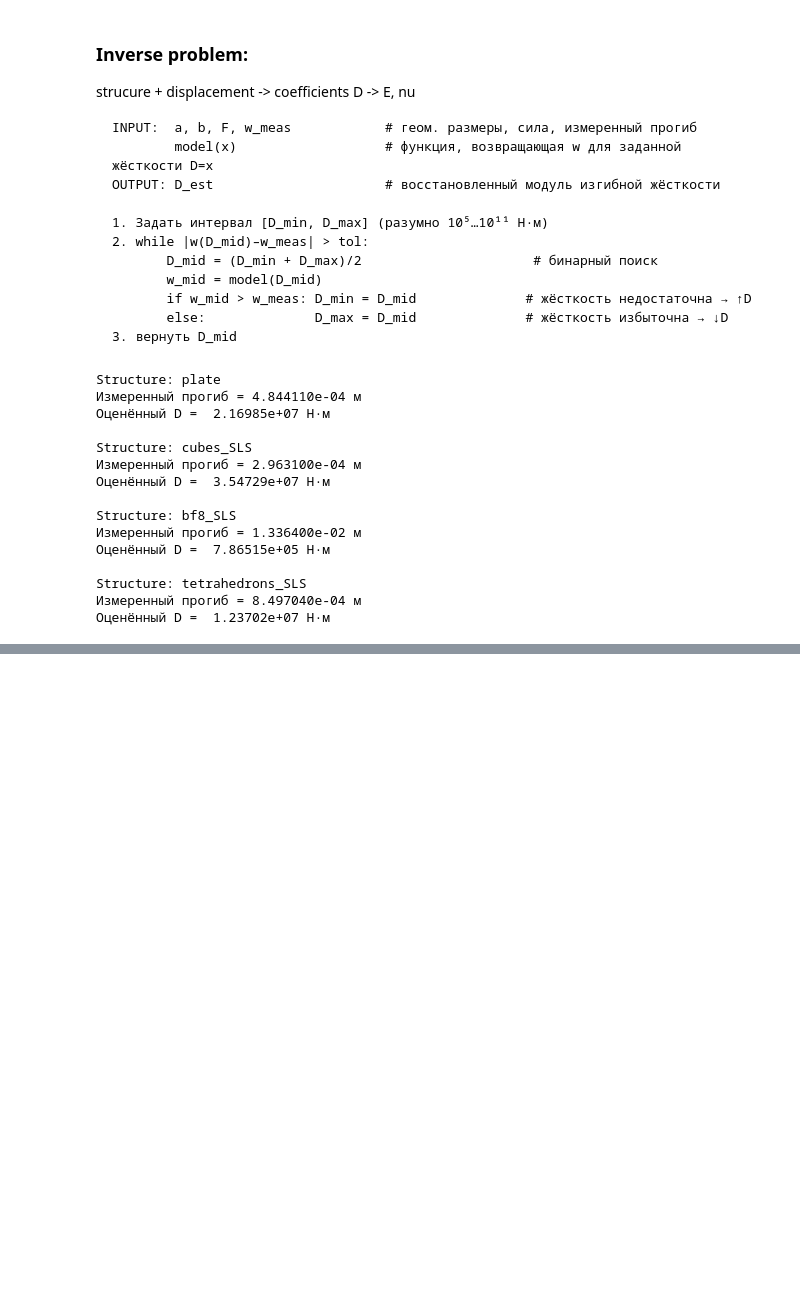
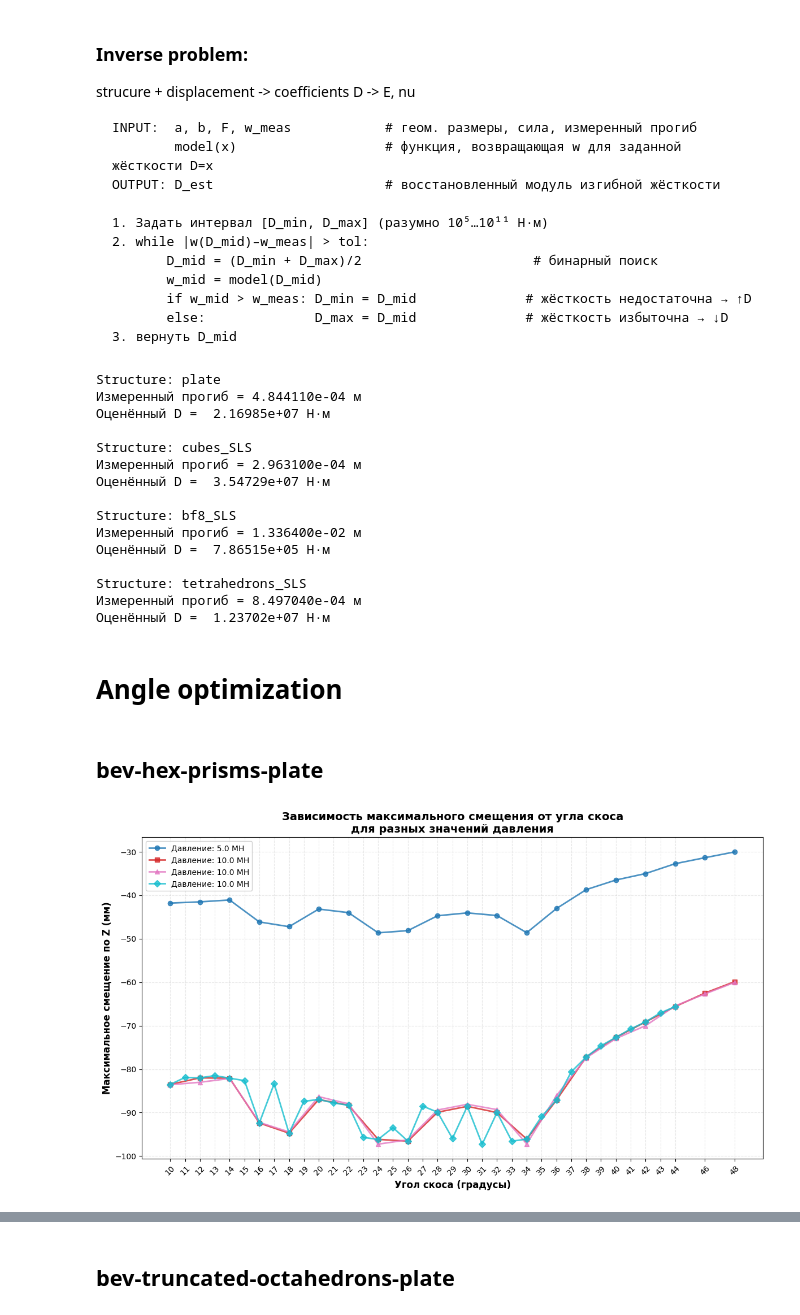
Before and after one commit to FalconD23/sls-models, a Jupyter notebook: femtest/notebooks/dashboard.ipynb, the cells around one changed output, grey strips where cells are left out. Saved outputs shown, nothing was run; the diff lists cells and outputs as text; code cells hidden in the pictures; blank space fills up the shorter version.

Commit message:
Add angle opt bt-octs in dashboard

```diff
--- a/femtest/notebooks/dashboard.ipynb
+++ b/femtest/notebooks/dashboard.ipynb
@@ -384,3 +387,7 @@ Structure: bf8_SLS
 Structure: tetrahedrons_SLS
 Измеренный прогиб = 8.497040e-04 м
 Оценённый D =  1.23702e+07 Н·м
+# %% [markdown]
+# Angle optimization
+# %% [markdown]
+## bev-hex-prisms-plate
@@ -386,0 +418,71 @@ Structure: tetrahedrons_SLS
+# %%
+# Создание графика
+plt.figure(figsize=(12, 7))
+
+# Цвета для разных кривых
+colors = plt.cm.tab10(np.linspace(0, 1, len(Pressure)))
+markers = ['o', 's', '^', 'D', 'v', '<', '>', 'p', '*', 'h']
+
+# Построение кривых для каждого давления
+for i in range(len(Pressure)):
+    pressure_val = Pressure[i]
+    angles = Angles[i]
+    max_dz = Max_dz_mm[i]
+
+    # Форматирование давления для легенды
+    if pressure_val >= 1e6:
+        pressure_label = f"{pressure_val/1e6:.1f} МН"
+    else:
+        pressure_label = f"{pressure_val/1e3:.1f} кН"
+
+    # Построение кривой
+    plt.plot(angles, max_dz,
+             marker=markers[i % len(markers)],
+             linewidth=2,
+             markersize=6,
+             color=colors[i],
+             label=f'Давление: {pressure_label}',
+             alpha=0.8)
+
+# Настройка графика
+plt.xlabel('Угол скоса (градусы)', fontsize=12, fontweight='bold')
+plt.ylabel('Максимальное смещение по Z (мм)', fontsize=12, fontweight='bold')
+plt.title('Зависимость максимального смещения от угла скоса\nдля разных значений давления',
+          fontsize=14, fontweight='bold')
+plt.grid(True, alpha=0.3, linestyle='--')
+plt.legend(loc='best', fontsize=10, framealpha=0.9)
+
+# Настройка оси X - показываем все углы
+all_angles = set()
+for angles in Angles:
+    all_angles.update(angles)
+all_angles = sorted(all_angles)
+plt.xticks(all_angles, rotation=45)
+
+plt.tight_layout()
+plt.show()
+
+# Вывод статистики для каждой кривой
+print("\n" + "="*60)
+print("СТАТИСТИКА ПО КРИВЫМ:")
+print("="*60)
+for i in range(len(Pressure)):
+    pressure_val = Pressure[i]
+    angles = Angles[i]
+    max_dz = Max_dz_mm[i]
+
+    min_idx = np.argmin(max_dz)
+    min_angle = angles[min_idx]
+    min_dz_val = max_dz[min_idx]
+
+    max_idx = np.argmax(max_dz)
+    max_angle = angles[max_idx]
+    max_dz_val = max_dz[max_idx]
+
+    print(f"\nДавление: {pressure_val/1e6:.1f} МН")
+    print(f"  Минимальное смещение: {min_dz_val:.2f} мм при угле {min_angle}°")
+    print(f"  Максимальное смещение: {max_dz_val:.2f} мм при угле {max_angle}°")
+    print(f"  Среднее смещение: {np.mean(max_dz):.2f} мм")
+    print(f"  Стандартное отклонение: {np.std(max_dz):.2f} мм")
+# %% [output]
+[figure, added]
@@ -386,0 +506,2 @@ Structure: tetrahedrons_SLS
+# %% [markdown]
+## bev-truncated-octahedrons-plate
```
Also changed, not shown: parts of 7 cells of this notebook, 5 other files.
